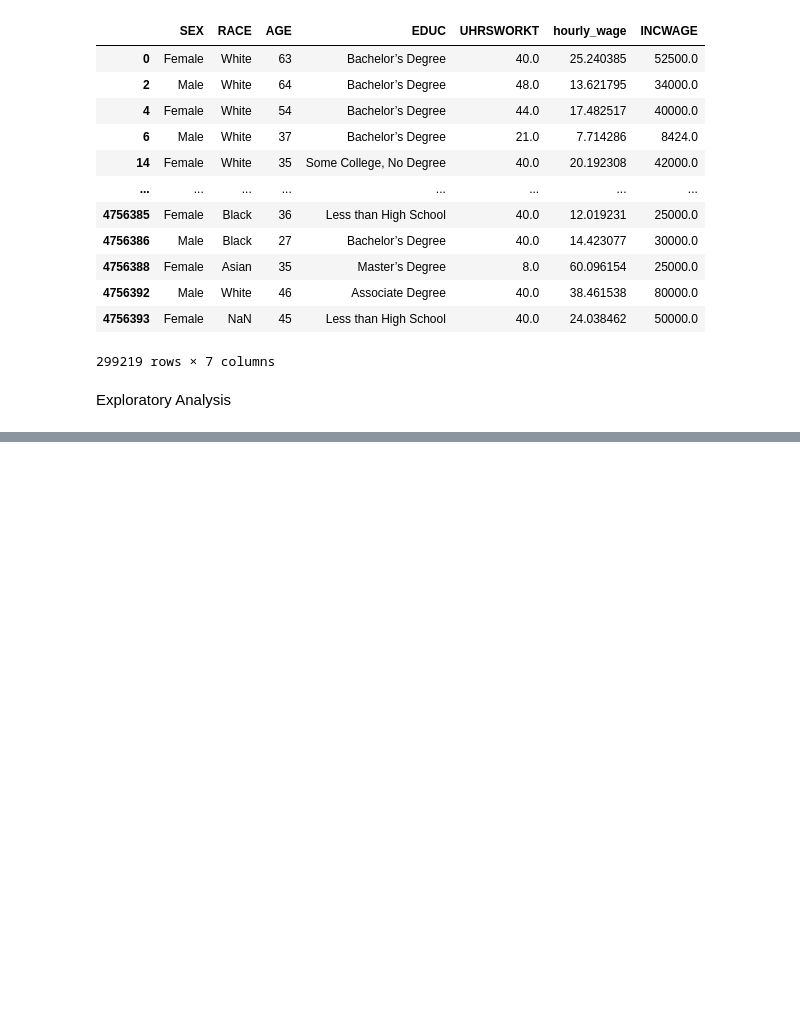
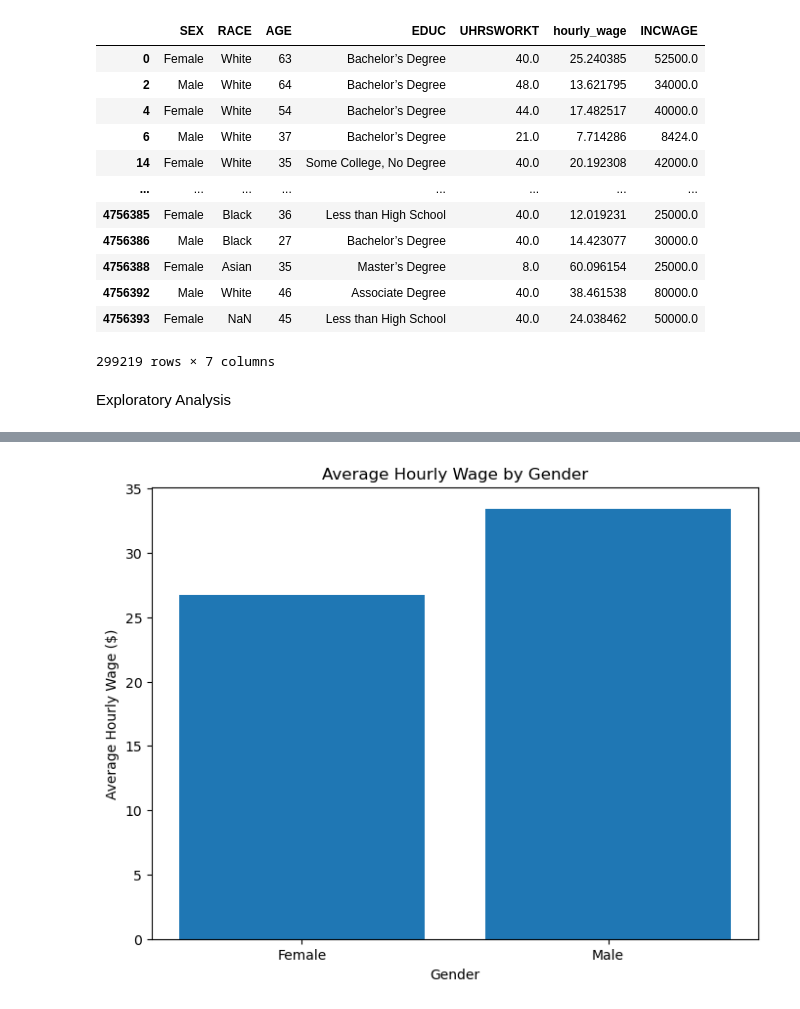
Before and after one commit to ShivaSaiV/Labor-Economics-Project, a Jupyter notebook: project.ipynb, the cells around one changed output, grey strips where cells are left out. Cells and saved outputs as stored; diff of their text form; code cells hidden in the pictures; blank space fills up the shorter version.

```diff
--- a/project.ipynb
+++ b/project.ipynb
@@ -123,0 +150,13 @@ Exploratory Analysis
+# %%
+# Wage Distribution by Gender
+gender_wage = workers.groupby('SEX')['hourly_wage'].mean()
+
+plt.figure(figsize=(8,6))
+plt.bar(gender_wage.index, gender_wage.values)
+plt.title('Average Hourly Wage by Gender')
+plt.xlabel('Gender')
+plt.ylabel('Average Hourly Wage ($)')
+plt.savefig("wage_by_gender.png")
+plt.show()
+# %% [output]
+[figure, added]
```
Also changed, not shown: parts of 8 cells of this notebook, 4 other files.
